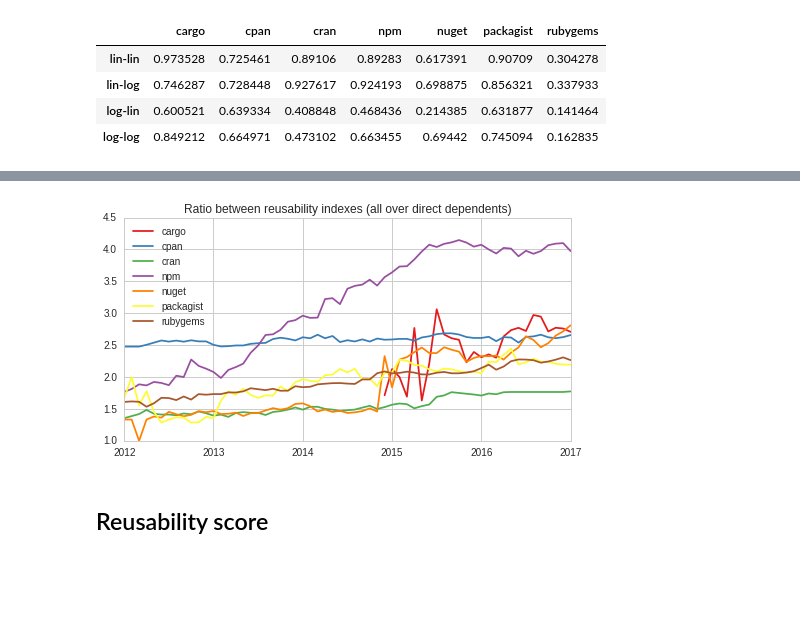
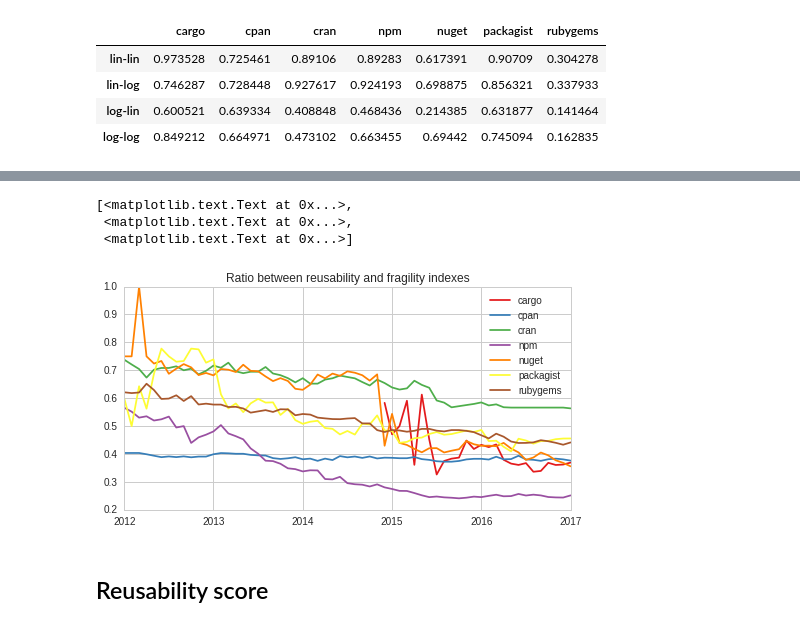
Before and after one commit to AlexandreDecan/ecos-emse, a Jupyter notebook: notebooks/Graphs metrics.ipynb, the cells around one changed output, grey strips where cells are left out. Drawn from its saved outputs; the diff is of its cells as text; code cells hidden in the pictures; blank space fills up the shorter version.

Commit message:
Reusability & fragility indexes

```diff
--- a/notebooks/Graphs metrics.ipynb
+++ b/notebooks/Graphs metrics.ipynb
@@ -1342,26 +1342,29 @@ evolution_linlog_regressions(df.astype(float))
 # %%
 figure, ax = matplotlib.pyplot.subplots()
 figure.set_size_inches(FIG_SIZE)
 
 df = pandas.DataFrame(index=DATE_RANGE, columns=ECOSYSTEMS)
 
 for ecosystem, dates in graphs.items():
     for date, graph in dates.items():
         if graph.vcount() == 0:
             continue
-        df.loc[date, ecosystem] = x_index(graph.vs['tr-in']) / x_index(graph.vs['in'])
+        df.loc[date, ecosystem] = x_index(graph.vs['in']) / x_index(graph.vs['tr-in'])
 
 df.plot(ax=ax, color=sub(COLORS, ECOSYSTEMS))
 
 ax.set(
     xlabel='',
     ylabel='',
-    title='Ratio between reusability indexes (all over direct dependents)',
+    title='Ratio between reusability and fragility indexes',
 )
 
-savefig(figure, 'graph_reusability_index_ratio')
+# savefig(figure, 'graph_index_ratio')
 # %% [output]
+[<matplotlib.text.Text at 0x...>,
+ <matplotlib.text.Text at 0x...>,
+ <matplotlib.text.Text at 0x...>]
-[figure, old version]
+[figure, new version]
 # %% [markdown]
 ## Reusability score
 # %%
```
Also changed, not shown: parts of 6 cells of this notebook, 5 other files.
